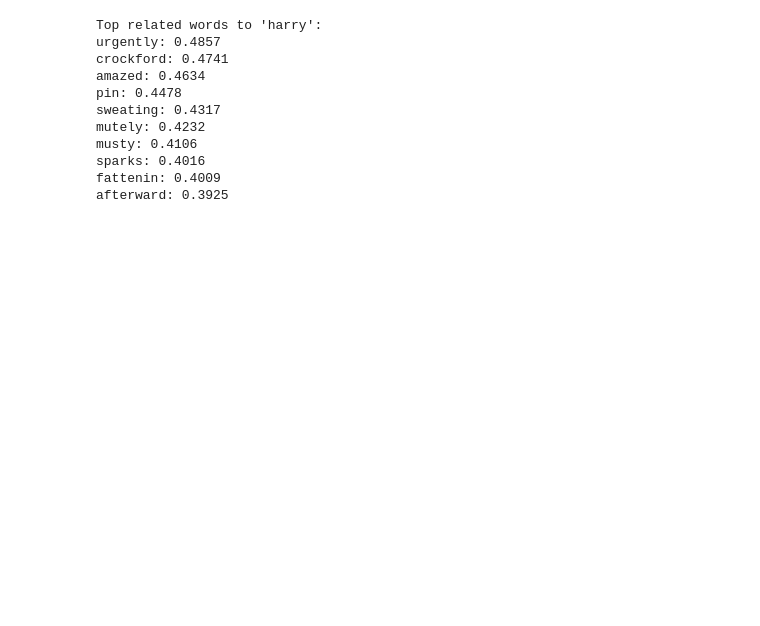
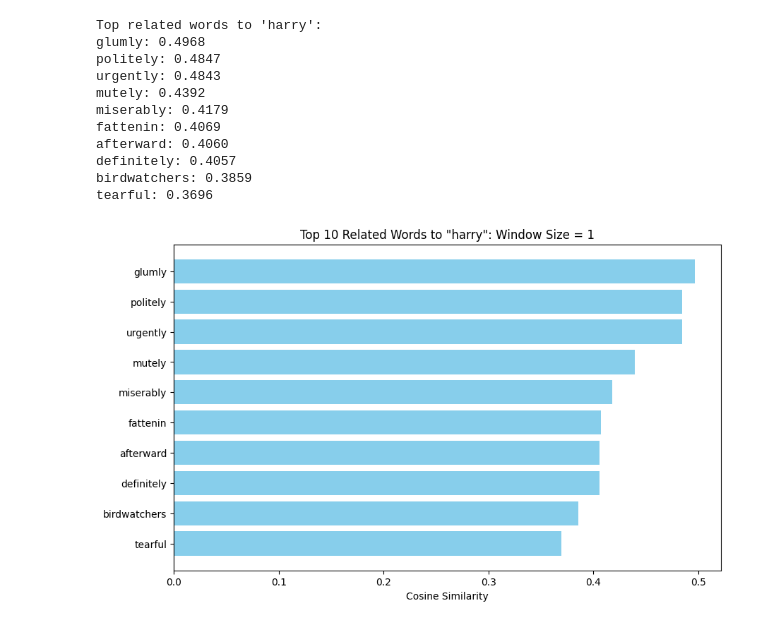
Before and after one commit to Zach-schwark/Natural-Language-Processing, a Jupyter notebook: Lab1/lab1.ipynb, the cells around one changed output. Cells and saved outputs as stored; diff of their text form; code cells hidden in the pictures; blank space fills up the shorter version.

Commit message:
add graphs and results

```diff
--- a/Lab1/lab1.ipynb
+++ b/Lab1/lab1.ipynb
@@ -1,12 +1,15 @@
 # %%
 import re
 import numpy as np
+from sklearn.manifold import TSNE
 import nltk
 from nltk.tokenize import word_tokenize
 from nltk.corpus import stopwords
 import tensorflow as tf
 from sklearn.model_selection import train_test_split
 from sklearn.preprocessing import LabelEncoder, OneHotEncoder
+from sklearn.metrics.pairwise import cosine_similarity
+import matplotlib.pyplot as plt
 nltk.download('punkt')
 
 # Function to read and preprocess text
@@ -14,7 +17,7 @@ def read_and_preprocess(files):
     corpus = []
     for file in files:
         with open(file, 'r') as f:
-            for i in range(150):
+            for i in range(200):
                 line = f.readline().strip().lower()
                 if not line:  # Stop if the end of the file is reached before reading num_lines
                     break
@@ -92,7 +89,7 @@ model.compile(optimizer=optimizer, loss='sparse_categorical_crossentropy', metri
 # Split dataset
 X_train, X_test, y_train, y_test = train_test_split(X, y, test_size=0.25, random_state=42)
 
-model.fit(X_train, y_train, epochs=50, batch_size=40, validation_data=(X_test, y_test))
+model.fit(X_train, y_train, epochs=20, batch_size=40, validation_data=(X_test, y_test))
 
 print("Model training completed.")
 # %% [output]
@@ -145,6 +131,4 @@ KeyboardInterrupt:
 # %%
-from sklearn.metrics.pairwise import cosine_similarity
-
 # Create a model to extract embeddings
 embedding_model = tf.keras.Model(inputs=model.input, outputs=model.get_layer(index=1).output)
 embeddings = embedding_model.get_weights()[0]  # Get the weights of the embedding layer
@@ -179,13 +163,27 @@ for word, similarity in top_related_words:
     print(f"{word}: {similarity:.4f}")
 # %% [output]
 Top related words to 'harry':
-urgently: 0.4857
-crockford: 0.4741
-amazed: 0.4634
-pin: 0.4478
-sweating: 0.4317
-mutely: 0.4232
-musty: 0.4106
-sparks: 0.4016
-fattenin: 0.4009
-afterward: 0.3925
+glumly: 0.4968
+politely: 0.4847
+urgently: 0.4843
+mutely: 0.4392
+miserably: 0.4179
+fattenin: 0.4069
+afterward: 0.4060
+definitely: 0.4057
+birdwatchers: 0.3859
+tearful: 0.3696
+# %%
+import matplotlib.pyplot as plt
+
+# Plotting the results
+words, similarities = zip(*top_related_words)
+
+plt.figure(figsize=(10, 6))
+plt.barh(words, similarities, color='skyblue')
+plt.xlabel('Cosine Similarity')
+plt.title(f'Top 10 Related Words to "{target_word}": Window Size = 1')
+plt.gca().invert_yaxis()  # Invert y-axis to have the highest similarity on top
+plt.show()
+# %% [output]
+[figure, added]
```
Also changed, not shown: parts of 15 cells of this notebook.
